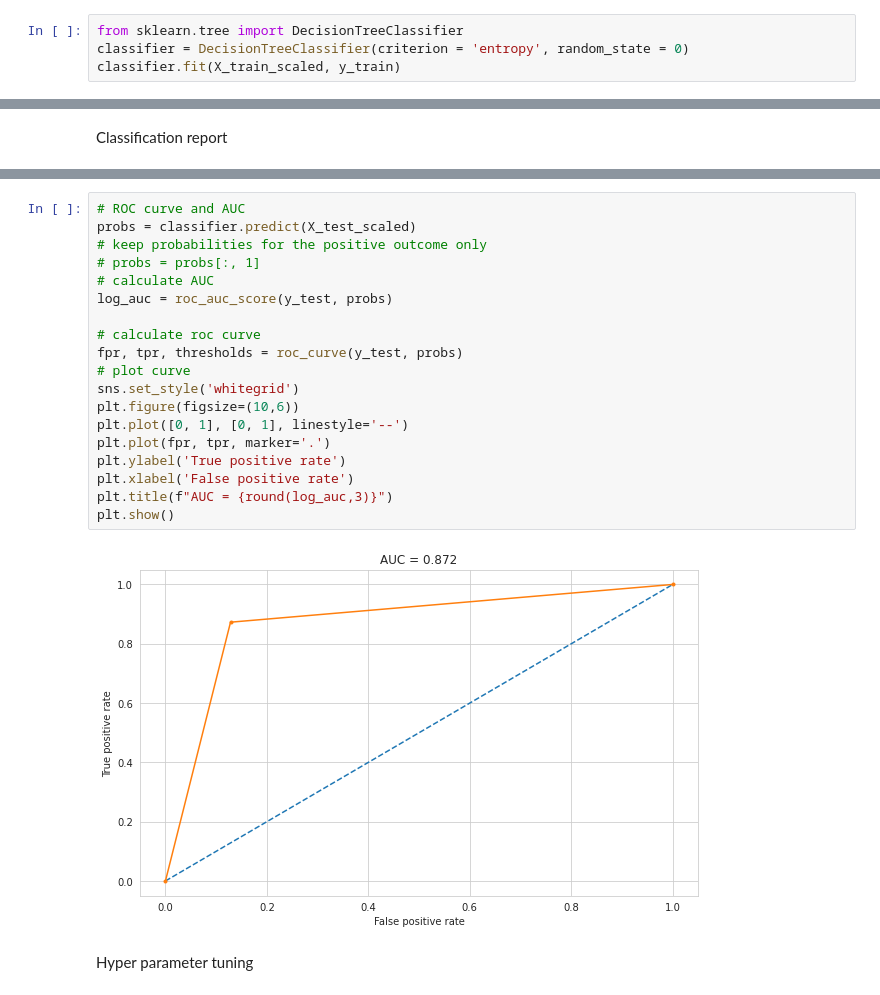
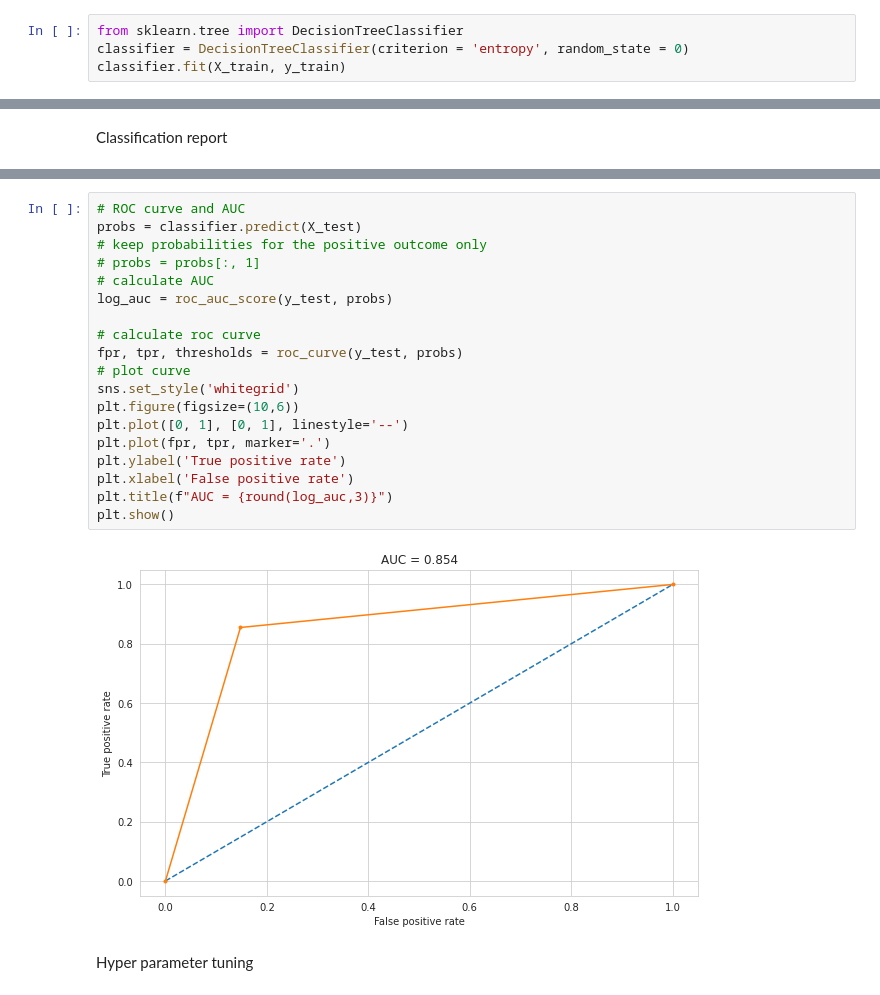
Before and after one commit to sravyagadam/ML_Classification, a Jupyter notebook: AlmaBetter_ML_Classification_CardioVascularRisk.ipynb, the cells around one changed output, grey strips where cells are left out. Cells and saved outputs as stored; diff of their text form.

```diff
--- a/AlmaBetter_ML_Classification_CardioVascularRisk.ipynb
+++ b/AlmaBetter_ML_Classification_CardioVascularRisk.ipynb
@@ -354,7 +358,7 @@ Training the Decision Tree Classification model on the Training set
 # %%
 from sklearn.tree import DecisionTreeClassifier
 classifier = DecisionTreeClassifier(criterion = 'entropy', random_state = 0)
-classifier.fit(X_train_scaled, y_train)
+classifier.fit(X_train, y_train)
 # %% [output]
 DecisionTreeClassifier(criterion='entropy', random_state=0)
 # %% [markdown]
@@ -400,24 +404,24 @@ weighted avg       0.87      0.87      0.87       994
 # %%
 # ROC curve and AUC
-probs = classifier.predict(X_test_scaled)
+probs = classifier.predict(X_test)
 # keep probabilities for the positive outcome only
 # probs = probs[:, 1]
 # calculate AUC
 log_auc = roc_auc_score(y_test, probs)
 
 # calculate roc curve
 fpr, tpr, thresholds = roc_curve(y_test, probs)
 # plot curve
 sns.set_style('whitegrid')
 plt.figure(figsize=(10,6))
 plt.plot([0, 1], [0, 1], linestyle='--')
 plt.plot(fpr, tpr, marker='.')
 plt.ylabel('True positive rate')
 plt.xlabel('False positive rate')
 plt.title(f"AUC = {round(log_auc,3)}")
 plt.show()
 # %% [output]
-[figure, old version]
+[figure, new version]
 # %% [markdown]
 Hyper parameter tuning
 # %%
```
Also changed, not shown: parts of 120 cells of this notebook.
